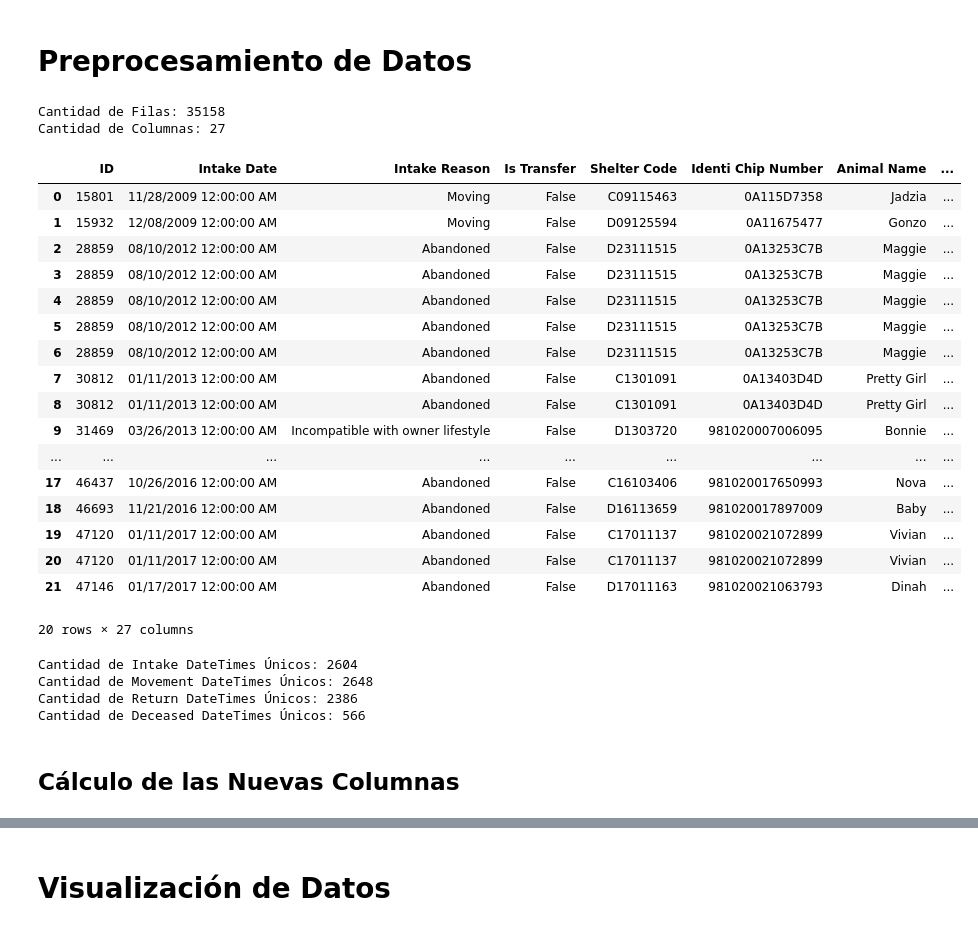
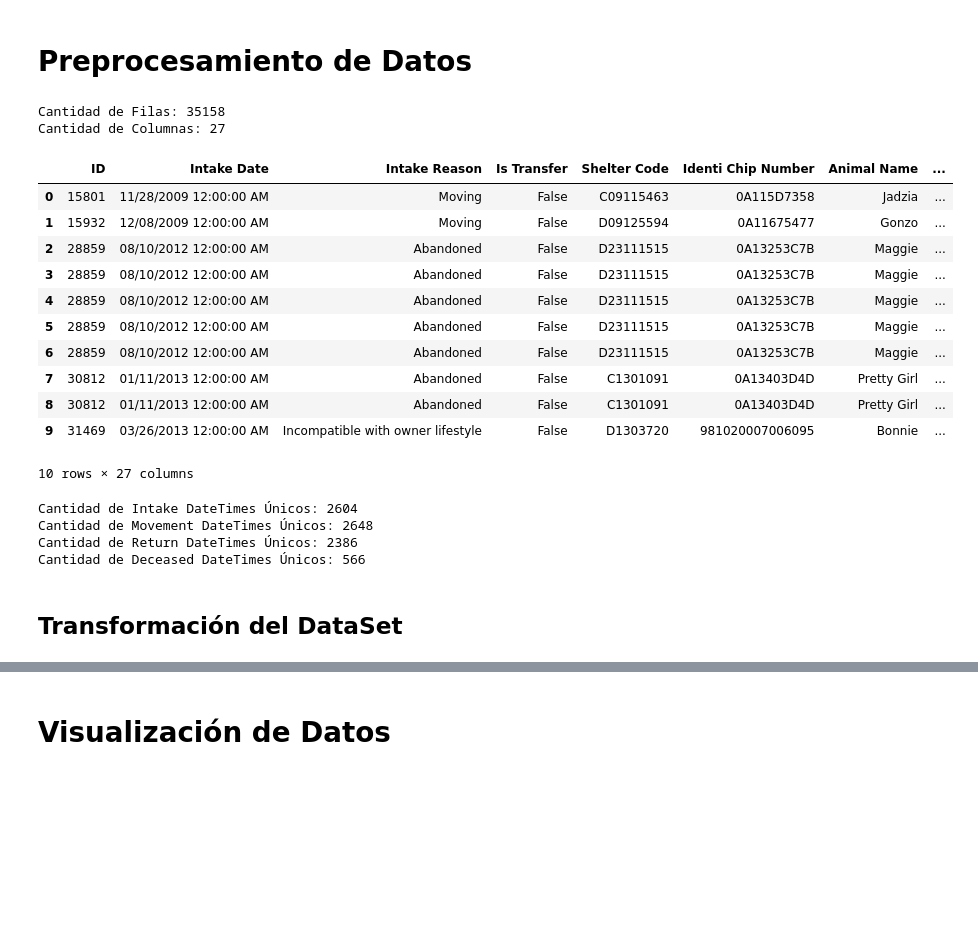
Before and after one commit to MicaKil/ia2, a Jupyter notebook: 08_dl-for-timeseries/Micaela_Del_Longo-Animal_Care/Micaela_Del_Longo-Animal_Care.ipynb, the cells around one changed output, grey strips where cells are left out. Saved outputs shown, nothing was run; the diff lists cells and outputs as text; code cells hidden in the pictures; blank space fills up the shorter version.

```diff
--- a/08_dl-for-timeseries/Micaela_Del_Longo-Animal_Care/Micaela_Del_Longo-Animal_Care.ipynb
+++ b/08_dl-for-timeseries/Micaela_Del_Longo-Animal_Care/Micaela_Del_Longo-Animal_Care.ipynb
@@ -127,38 +127,31 @@ Duplicados: 3645
 # %%
 # eliminar todas las filas que no sean perros o gatos
 df_filtered = df[df['Species Name'].isin(['Dog', 'Cat'])].copy()
 
 # convertir las fechas a formato datetime
 df_filtered['Intake DateTime'] = pd.to_datetime(df_filtered['Intake Date'], format='%m/%d/%Y %I:%M:%S %p').dt.date
 df_filtered['Movement DateTime'] = pd.to_datetime(df_filtered['Movement Date'], format='%m/%d/%Y %I:%M:%S %p').dt.date
 df_filtered['Return DateTime'] = pd.to_datetime(df_filtered['Return Date'], format='%m/%d/%Y %I:%M:%S %p').dt.date
 df_filtered['Deceased DateTime'] = pd.to_datetime(df_filtered['Deceased Date'], format='%m/%d/%Y %I:%M:%S %p').dt.date
 
-filtered_shape = df_filtered.shape
-print("\nCantidad de Filas: %d\nCantidad de Columnas: %d\n" % (filtered_shape[0], filtered_shape[1]))
+print("\nCantidad de Filas: %d\nCantidad de Columnas: %d\n" % (df_filtered.shape[0], df_filtered.shape[1]))
 
-df_filtered.head(20)
+df_filtered.head(10)
 # %% [output]
 Cantidad de Filas: 35158
 Cantidad de Columnas: 27
 |  | ID | Intake Date | Intake Reason | Is Transfer | Shelter Code | Identi Chip Number | Animal Name | ... |
 | 0 | 15801 | 11/28/2009 12:00:00 AM | Moving | False | C09115463 | 0A115D7358 | Jadzia | ... |
 | 1 | 15932 | 12/08/2009 12:00:00 AM | Moving | False | D09125594 | 0A11675477 | Gonzo | ... |
 | 2 | 28859 | 08/10/2012 12:00:00 AM | Abandoned | False | D23111515 | 0A13253C7B | Maggie | ... |
 | 3 | 28859 | 08/10/2012 12:00:00 AM | Abandoned | False | D23111515 | 0A13253C7B | Maggie | ... |
 | 4 | 28859 | 08/10/2012 12:00:00 AM | Abandoned | False | D23111515 | 0A13253C7B | Maggie | ... |
 | 5 | 28859 | 08/10/2012 12:00:00 AM | Abandoned | False | D23111515 | 0A13253C7B | Maggie | ... |
 | 6 | 28859 | 08/10/2012 12:00:00 AM | Abandoned | False | D23111515 | 0A13253C7B | Maggie | ... |
 | 7 | 30812 | 01/11/2013 12:00:00 AM | Abandoned | False | C1301091 | 0A13403D4D | Pretty Girl | ... |
 | 8 | 30812 | 01/11/2013 12:00:00 AM | Abandoned | False | C1301091 | 0A13403D4D | Pretty Girl | ... |
 | 9 | 31469 | 03/26/2013 12:00:00 AM | Incompatible with owner lifestyle | False | D1303720 | 981020007006095 | Bonnie | ... |
-| ... | ... | ... | ... | ... | ... | ... | ... | ... |
-| 17 | 46437 | 10/26/2016 12:00:00 AM | Abandoned | False | C16103406 | 981020017650993 | Nova | ... |
-| 18 | 46693 | 11/21/2016 12:00:00 AM | Abandoned | False | D16113659 | 981020017897009 | Baby | ... |
-| 19 | 47120 | 01/11/2017 12:00:00 AM | Abandoned | False | C17011137 | 981020021072899 | Vivian | ... |
-| 20 | 47120 | 01/11/2017 12:00:00 AM | Abandoned | False | C17011137 | 981020021072899 | Vivian | ... |
-| 21 | 47146 | 01/17/2017 12:00:00 AM | Abandoned | False | D17011163 | 981020021063793 | Dinah | ... |
-20 rows × 27 columns
+10 rows × 27 columns
 # %%
 # Para tener una idea de la cantidad de fechas únicas en cada columna
 print("Cantidad de Intake DateTimes Únicos: %d" % len(df_filtered['Intake DateTime'].unique()))
@@ -171,4 +164,4 @@ Cantidad de Movement DateTimes Únicos: 2648
 Cantidad de Return DateTimes Únicos: 2386
 Cantidad de Deceased DateTimes Únicos: 566
 # %% [markdown]
-## Cálculo de las Nuevas Columnas
+## Transformación del DataSet
```
Also changed, not shown: parts of 54 cells of this notebook, 3 other files.
